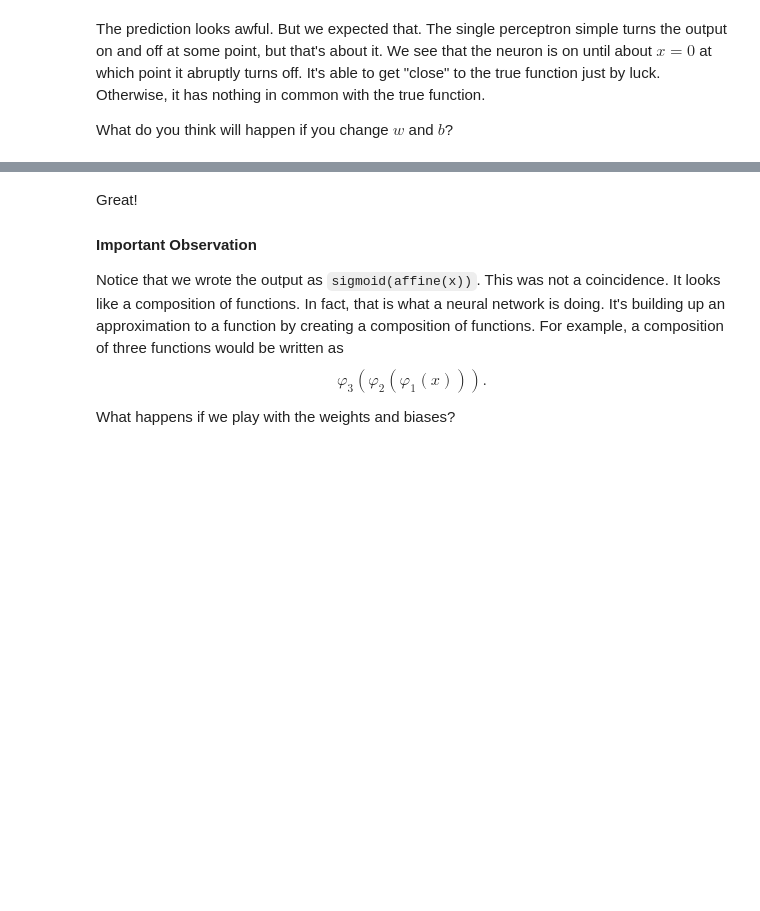
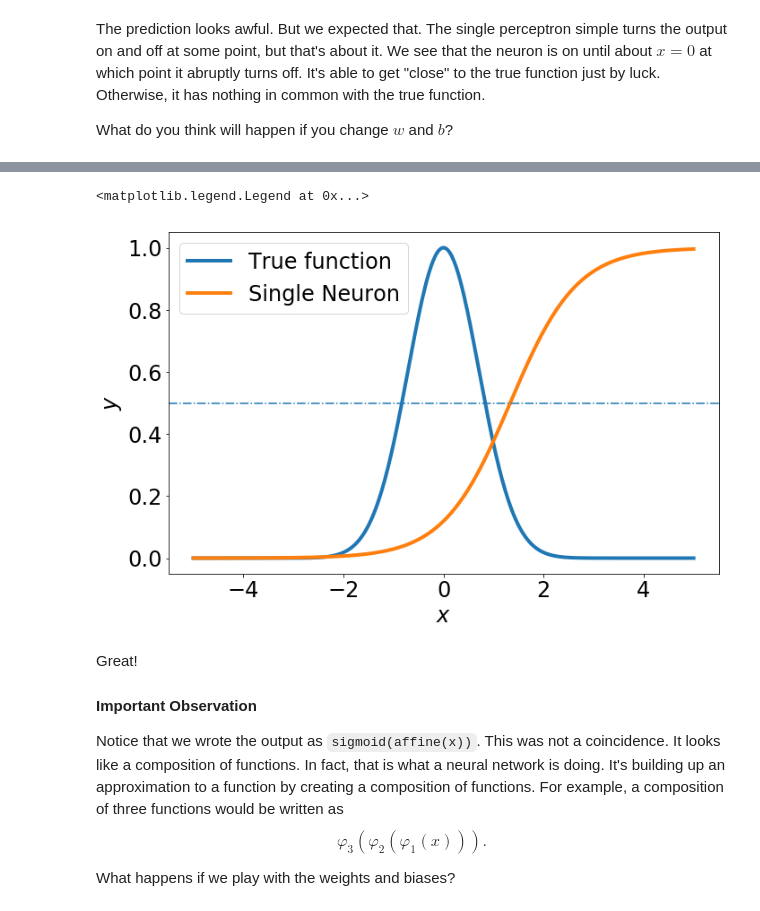
Before and after one commit to pavlosprotopapas/dswcc_fall_2018, a Jupyter notebook: labs/Lab1/Lab1-Solutions.ipynb, the cells around one changed output, grey strips where cells are left out. Saved outputs shown, nothing was run; the diff lists cells and outputs as text; code cells hidden in the pictures; blank space fills up the shorter version.

```diff
--- a/labs/Lab1/Lab1-Solutions.ipynb
+++ b/labs/Lab1/Lab1-Solutions.ipynb
@@ -134,31 +142,33 @@ def sigmoid(z):
 # %%
 def affine(x, w, b):
     return w * x + b
 
 def sigmoid(z):
     return 1.0 / (1.0 + np.exp(-z))
 
 x = np.linspace(-5.0, 5.0, 500) # input points
 f = np.exp(-x*x) # data
 
-
-w = 4
+w = 1.5
 b = -2.0
 
 h = sigmoid(affine(x, w, b))
 
 # Plot
 fig, ax = plt.subplots(1,1, figsize=(11,7))
 ax.plot(x, f, lw=4, label=r'True function')
 ax.plot(x, h, lw=4, label=r'Single Neuron')
 ax.axhline(y=0.5, linestyle='-.')
 # Create labels (very important!)
 ax.set_xlabel('$x$', fontsize=24) # Notice we make the labels big enough to read
 ax.set_ylabel('$y$', fontsize=24)
 
 ax.tick_params(labelsize=24) # Make the tick labels big enough to read
 
 ax.legend(fontsize=24, loc=2) # Create a legend and make it big enough to read
+# %% [output]
+<matplotlib.legend.Legend at 0x...>
+[figure, added]
 # %% [markdown]
 Great!
 
```
Also changed, not shown: parts of 11 cells of this notebook.
